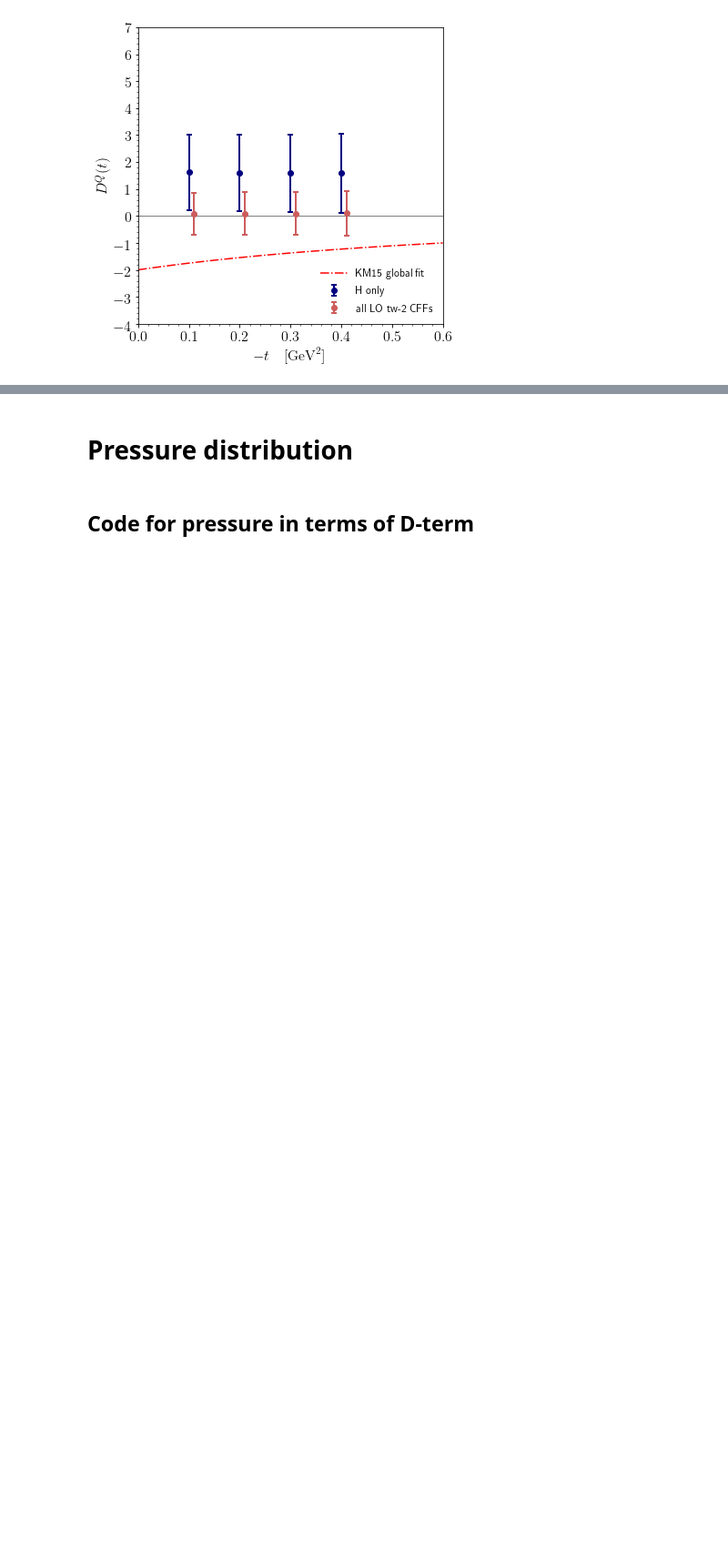
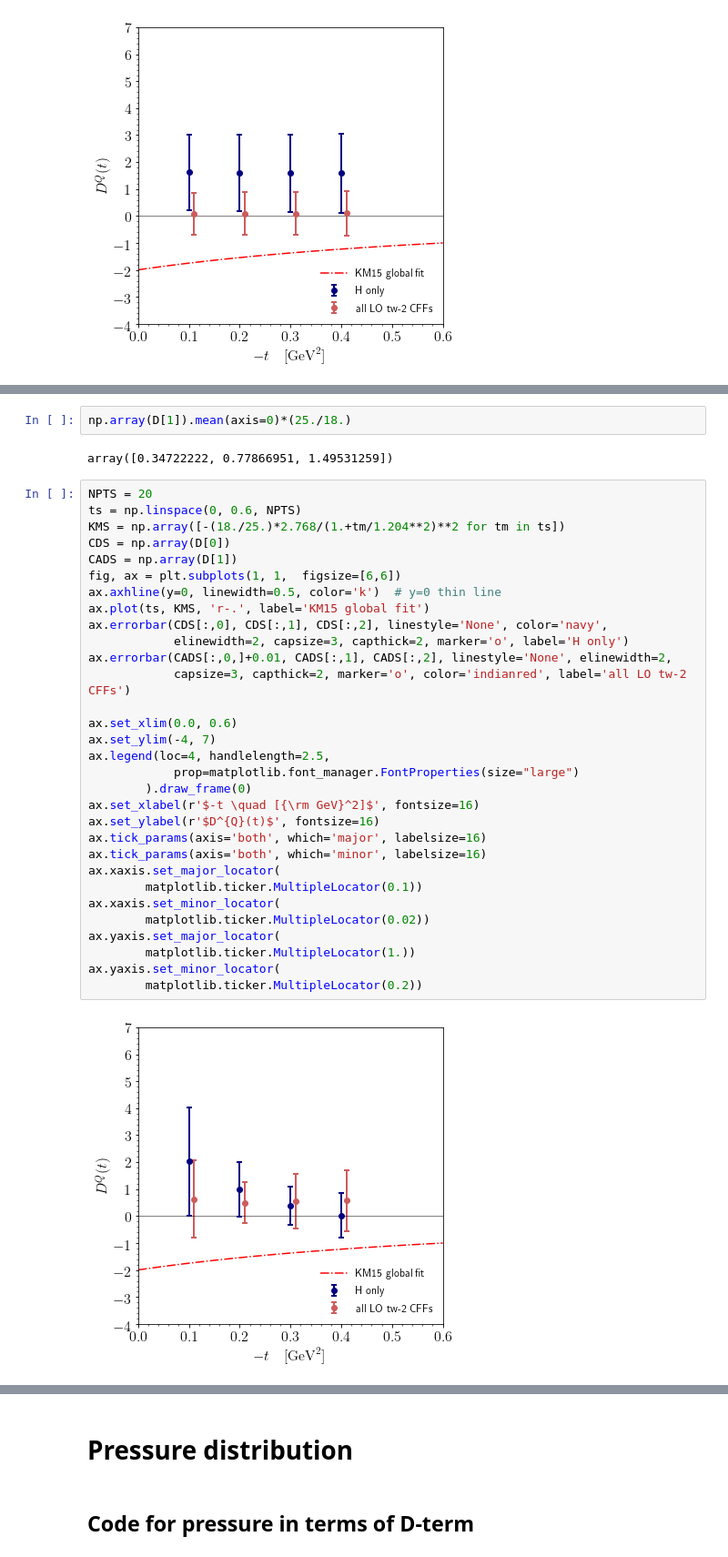
Before and after one commit to kkumer/dterm18, a Jupyter notebook: dterm.ipynb, the cells around one changed output, grey strips where cells are left out. Shown at 91% size. Cells and saved outputs as stored; diff of their text form; blank space fills up the shorter version.

```diff
--- a/dterm.ipynb
+++ b/dterm.ipynb
@@ -451 +493,38 @@ ax.yaxis.set_minor_locator(
+# %%
+np.array(D[1]).mean(axis=0)*(25./18.)
+# %% [output]
+array([0.34722222, 0.77866951, 1.49531259])
+# %%
+NPTS = 20
+ts = np.linspace(0, 0.6, NPTS)
+KMS = np.array([-(18./25.)*2.768/(1.+tm/1.204**2)**2 for tm in ts])
+CDS = np.array(D[0])
+CADS = np.array(D[1])
+fig, ax = plt.subplots(1, 1,  figsize=[6,6])
+ax.axhline(y=0, linewidth=0.5, color='k')  # y=0 thin line
+ax.plot(ts, KMS, 'r-.', label='KM15 global fit')
+ax.errorbar(CDS[:,0], CDS[:,1], CDS[:,2], linestyle='None', color='navy',
+            elinewidth=2, capsize=3, capthick=2, marker='o', label='H only')
+ax.errorbar(CADS[:,0,]+0.01, CADS[:,1], CADS[:,2], linestyle='None', elinewidth=2,
+            capsize=3, capthick=2, marker='o', color='indianred', label='all LO tw-2 CFFs')
+
+ax.set_xlim(0.0, 0.6)
+ax.set_ylim(-4, 7)
+ax.legend(loc=4, handlelength=2.5,
+            prop=matplotlib.font_manager.FontProperties(size="large")
+        ).draw_frame(0)
+ax.set_xlabel(r'$-t \quad [{\rm GeV}^2]$', fontsize=16)
+ax.set_ylabel(r'$D^{Q}(t)$', fontsize=16)
+ax.tick_params(axis='both', which='major', labelsize=16)
+ax.tick_params(axis='both', which='minor', labelsize=16)
+ax.xaxis.set_major_locator(
+        matplotlib.ticker.MultipleLocator(0.1))
+ax.xaxis.set_minor_locator(
+        matplotlib.ticker.MultipleLocator(0.02))
+ax.yaxis.set_major_locator(
+        matplotlib.ticker.MultipleLocator(1.))
+ax.yaxis.set_minor_locator(
+        matplotlib.ticker.MultipleLocator(0.2))
+# %% [output]
+[figure, added]
 # %% [markdown]
```
Also changed, not shown: parts of 71 cells of this notebook, 17 other files.
